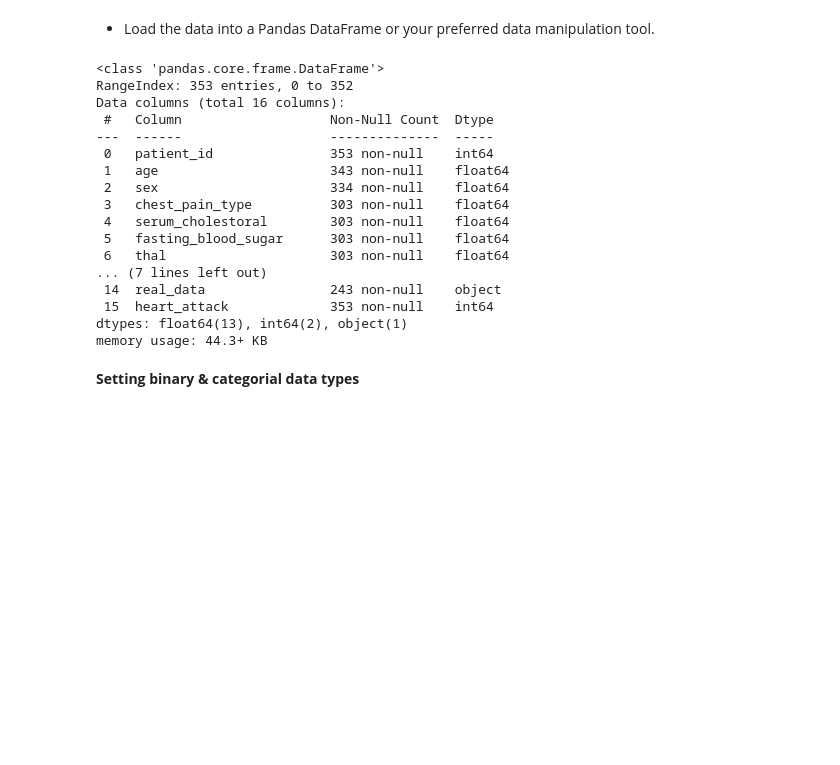
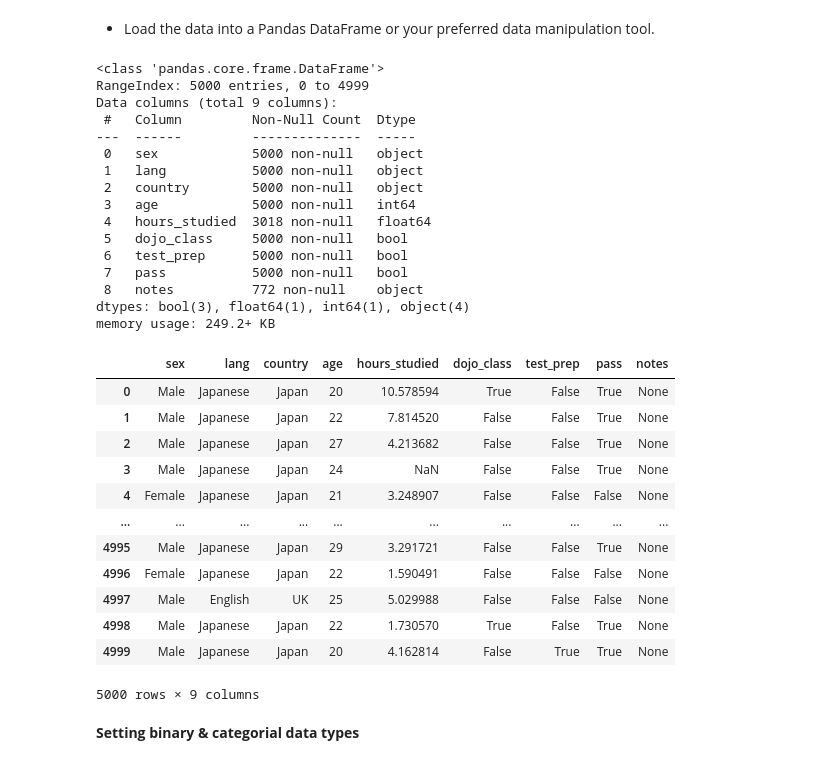
Before and after one commit to nikwilms/take-me-home-challenge, a Jupyter notebook: data_scientist_triad_challenge.ipynb, the cells around one changed output. Cells and saved outputs as stored; diff of their text form; code cells hidden in the pictures; blank space fills up the shorter version.

```diff
--- a/data_scientist_triad_challenge.ipynb
+++ b/data_scientist_triad_challenge.ipynb
@@ -125,3 +99,6 @@ ORDER BY p.id ASC;"""
+# %%
+# Define query to download data (add your query here)
+query_string = """SET SCHEMA 'takemehome'; SELECT * FROM triad t;"""
 # %% [markdown]
 ## 2. Conduct a brief EDA (Exploratory Data Analysis):
 # %% [markdown]
@@ -133,22 +110,37 @@ df.to_csv("heart_data_2.csv", index=False)
 df.info()
 # %% [output]
 <class 'pandas.core.frame.DataFrame'>
-RangeIndex: 353 entries, 0 to 352
-Data columns (total 16 columns):
- #   Column                   Non-Null Count  Dtype
----  ------                   --------------  -----
- 0   patient_id               353 non-null    int64
- 1   age                      343 non-null    float64
- 2   sex                      334 non-null    float64
- 3   chest_pain_type          303 non-null    float64
- 4   serum_cholestoral        303 non-null    float64
- 5   fasting_blood_sugar      303 non-null    float64
- 6   thal                     303 non-null    float64
-... (7 lines left out)
- 14  real_data                243 non-null    object
- 15  heart_attack             353 non-null    int64
-dtypes: float64(13), int64(2), object(1)
-memory usage: 44.3+ KB
+RangeIndex: 5000 entries, 0 to 4999
+Data columns (total 9 columns):
+ #   Column         Non-Null Count  Dtype
+---  ------         --------------  -----
+ 0   sex            5000 non-null   object
+ 1   lang           5000 non-null   object
+ 2   country        5000 non-null   object
+ 3   age            5000 non-null   int64
+ 4   hours_studied  3018 non-null   float64
+ 5   dojo_class     5000 non-null   bool
+ 6   test_prep      5000 non-null   bool
+ 7   pass           5000 non-null   bool
+ 8   notes          772 non-null    object
+dtypes: bool(3), float64(1), int64(1), object(4)
+memory usage: 249.2+ KB
+# %%
+df
+# %% [output]
+|  | sex | lang | country | age | hours_studied | dojo_class | test_prep | pass | notes |
+| 0 | Male | Japanese | Japan | 20 | 10.578594 | True | False | True | None |
+| 1 | Male | Japanese | Japan | 22 | 7.814520 | False | False | True | None |
+| 2 | Male | Japanese | Japan | 27 | 4.213682 | False | False | True | None |
+| 3 | Male | Japanese | Japan | 24 | NaN | False | False | True | None |
+| 4 | Female | Japanese | Japan | 21 | 3.248907 | False | False | False | None |
+| ... | ... | ... | ... | ... | ... | ... | ... | ... | ... |
+| 4995 | Male | Japanese | Japan | 29 | 3.291721 | False | False | True | None |
+| 4996 | Female | Japanese | Japan | 22 | 1.590491 | False | False | False | None |
+| 4997 | Male | English | UK | 25 | 5.029988 | False | False | False | None |
+| 4998 | Male | Japanese | Japan | 22 | 1.730570 | True | False | True | None |
+| 4999 | Male | Japanese | Japan | 20 | 4.162814 | False | True | True | None |
+5000 rows × 9 columns
 # %% [markdown]
 **Setting binary & categorial data types**
 # %%
```
Also changed, not shown: parts of 2 cells of this notebook.
